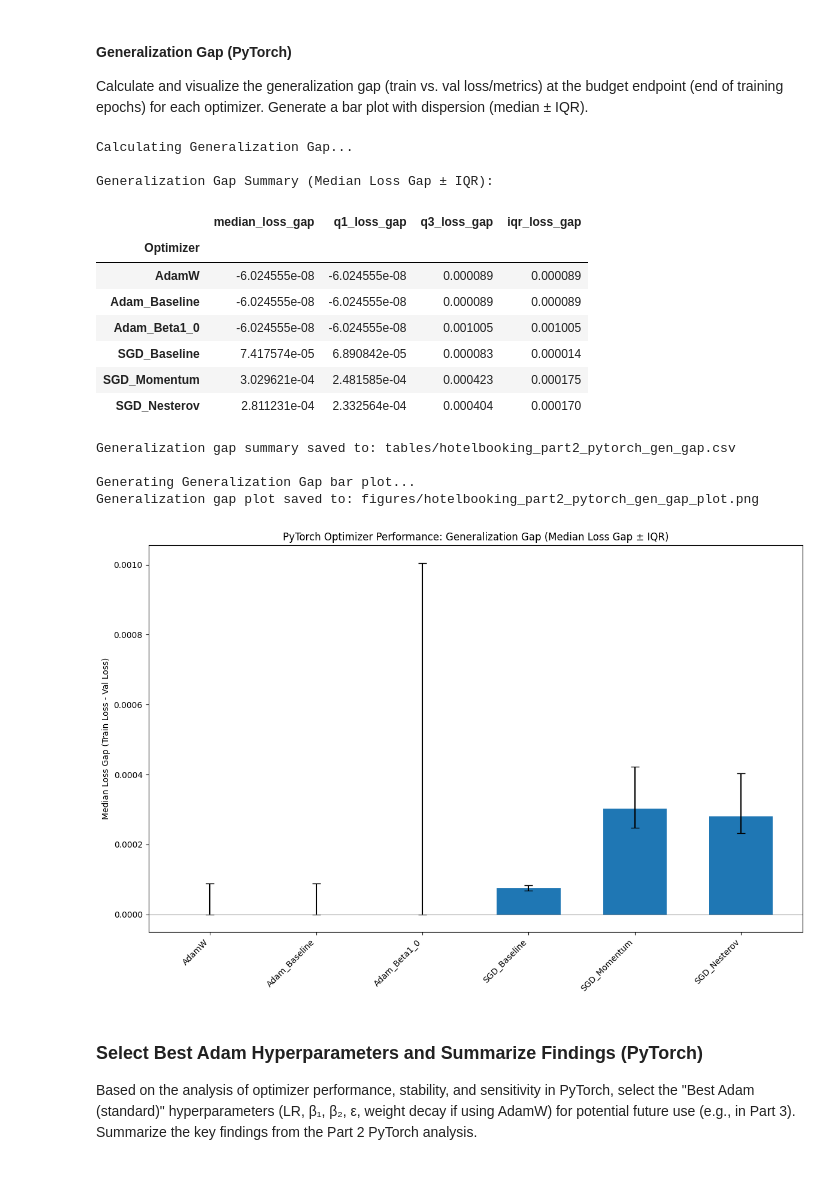
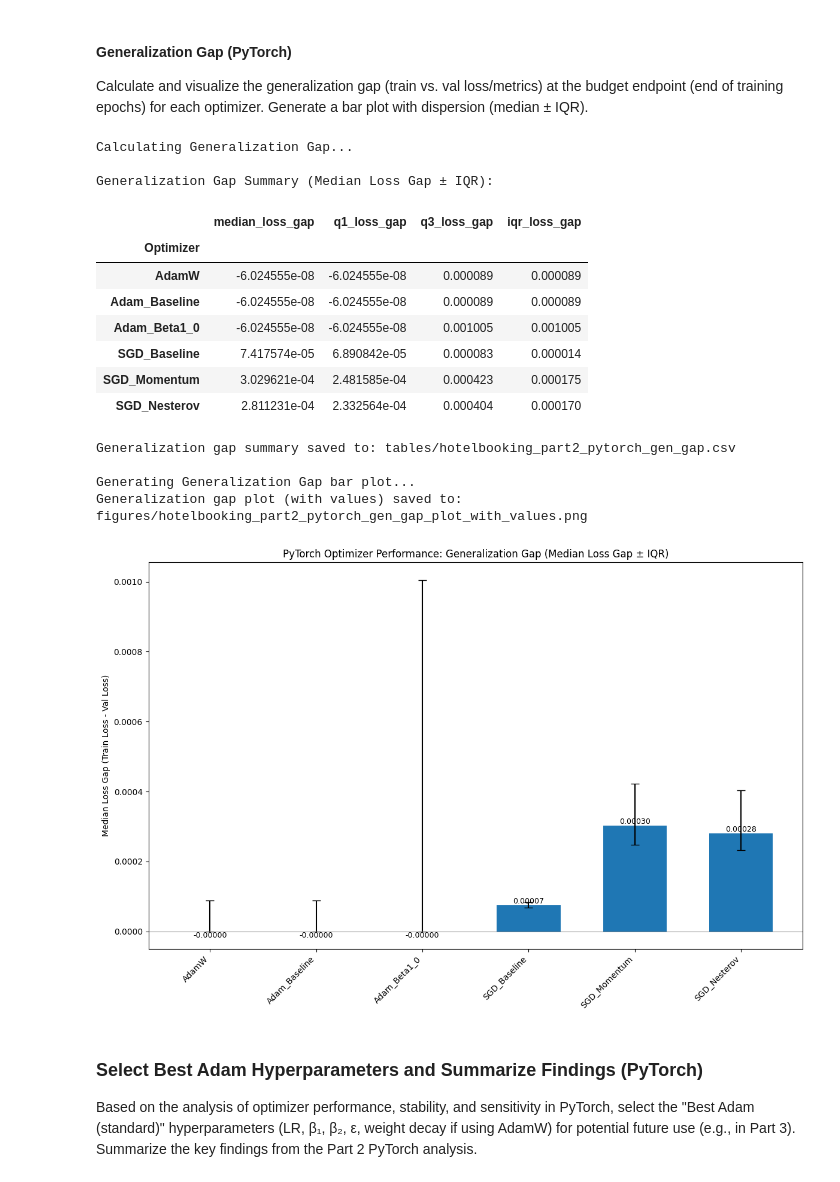
Before and after one commit to Deadline430/OL_Report_2025, a Jupyter notebook: OL_HotelBooking.ipynb, the cells around one changed output. Cells and saved outputs as stored; diff of their text form; code cells hidden in the pictures.

```diff
--- a/OL_HotelBooking.ipynb
+++ b/OL_HotelBooking.ipynb
@@ -3754,7 +3754,7 @@ for opt_name, seed_histories in training_history_pt.items():
         # Add other metric gaps if needed (e.g., accuracy gap)
         # final_train_acc = history_data['train_accuracy'][-1] if 'train_accuracy' in history_data and history_data['train_accuracy'] else np.nan # Assuming train accuracy was logged
         # final_val_acc = history_data['val_accuracy'][-1] if 'val_accuracy' in history_data and history_data['val_accuracy'] else np.nan
-        # accuracy_gap = final_val_acc - final_train_acc if not (np.isnan(final_train_acc) or np.isnan(final_val_acc)) else np.nan
+        # accuracy_gap = final_val_acc - final_train_acc if not (np.isnan(final_train_acc) or np.isnan(final_train_acc)) else np.nan
         # generalization_gap_data[opt_name][seed]['accuracy_gap'] = accuracy_gap
 
 
@@ -3809,37 +3809,50 @@ upper_error = q3_gap - median_gap
 rects = ax.bar(x, median_gap, width=0.6, yerr=[lower_error, upper_error], capsize=5, label='Median Loss Gap')
 
 # Add some text for labels, title and custom x-axis tick labels, etc.
 ax.set_ylabel("Median Loss Gap (Train Loss - Val Loss)")
 ax.set_title("PyTorch Optimizer Performance: Generalization Gap (Median Loss Gap ± IQR)")
 ax.set_xticks(x)
 ax.set_xticklabels(optimizers, rotation=45, ha="right")
 ax.axhline(0, color='grey', lw=0.8) # Add a horizontal line at 0 for reference
 
+# Add numerical values on top of the bars
+for rect in rects:
+    height = rect.get_height()
+    ax.text(rect.get_x() + rect.get_width()/2., height,
+            f'{height:.5f}', # Format to 5 decimal places
+            ha='center', va='bottom' if height >= 0 else 'top', # Position text above or below bar
+            fontsize=9)
+
+
+# Remove the fixed y-axis limits to revert to automatic scaling
+# ax.set_ylim([y_min_fixed, y_max_fixed])
+
+
 fig.tight_layout()
 
 # Save the plot
-plot_path_gen_gap = os.path.join(figures_dir, f'{dataset_name}_part2_pytorch_gen_gap_plot.png')
+plot_path_gen_gap = os.path.join(figures_dir, f'{dataset_name}_part2_pytorch_gen_gap_plot_with_values.png') # New filename
 plt.savefig(plot_path_gen_gap)
-print(f"Generalization gap plot saved to: {plot_path_gen_gap}")
+print(f"Generalization gap plot (with values) saved to: {plot_path_gen_gap}")
 
 plt.show()
 # %% [output]
 Calculating Generalization Gap...
 
 Generalization Gap Summary (Median Loss Gap ± IQR):
 |  | median_loss_gap | q1_loss_gap | q3_loss_gap | iqr_loss_gap |
 | Optimizer |  |  |  |  |
 | AdamW | -6.024555e-08 | -6.024555e-08 | 0.000089 | 0.000089 |
 | Adam_Baseline | -6.024555e-08 | -6.024555e-08 | 0.000089 | 0.000089 |
 | Adam_Beta1_0 | -6.024555e-08 | -6.024555e-08 | 0.001005 | 0.001005 |
 | SGD_Baseline | 7.417574e-05 | 6.890842e-05 | 0.000083 | 0.000014 |
 | SGD_Momentum | 3.029621e-04 | 2.481585e-04 | 0.000423 | 0.000175 |
 | SGD_Nesterov | 2.811231e-04 | 2.332564e-04 | 0.000404 | 0.000170 |
 Generalization gap summary saved to: tables/hotelbooking_part2_pytorch_gen_gap.csv
 
 Generating Generalization Gap bar plot...
-Generalization gap plot saved to: figures/hotelbooking_part2_pytorch_gen_gap_plot.png
+Generalization gap plot (with values) saved to: figures/hotelbooking_part2_pytorch_gen_gap_plot_with_values.png
-[figure, old version]
+[figure, new version]
 # %% [markdown]
 ### Select Best Adam Hyperparameters and Summarize Findings (PyTorch)
 
```
Also changed, not shown: parts of 5 cells of this notebook.
